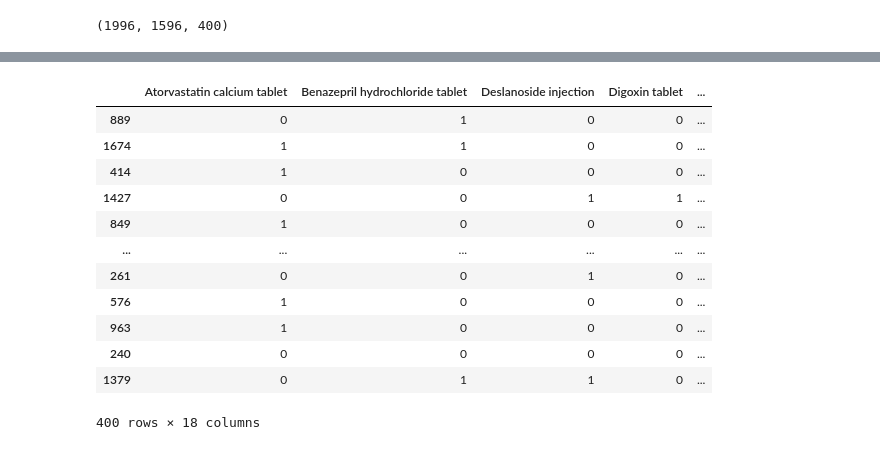
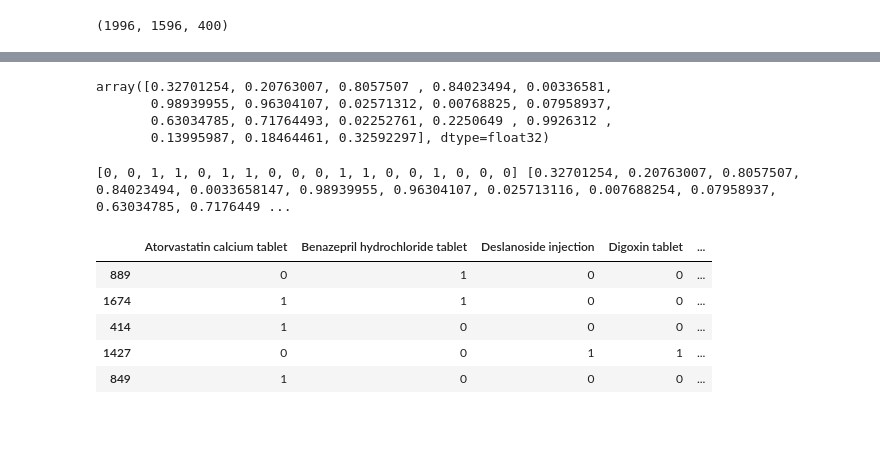
Before and after one commit to Vikram-Shenoy/Computational-Models, a Jupyter notebook: Model_1.ipynb, the cells around one changed output, grey strips where cells are left out. Drawn from its saved outputs; the diff is of its cells as text; code cells hidden in the pictures.

```diff
--- a/Model_1.ipynb
+++ b/Model_1.ipynb
@@ -118,16 +120,26 @@ array([[0.2914623 , 0.21082169, 0.63948077, ..., 0.12061045, 0.11161348,
+# %%
+a = model.predict(X_test)
+a[0]
+# %% [output]
+array([0.32701254, 0.20763007, 0.8057507 , 0.84023494, 0.00336581,
+       0.98939955, 0.96304107, 0.02571312, 0.00768825, 0.07958937,
+       0.63034785, 0.71764493, 0.02252761, 0.2250649 , 0.9926312 ,
+       0.13995987, 0.18464461, 0.32592297], dtype=float32)
+# %%
+m = []
+s = []
+for x in a[0]:
+    m.append(round(x))
+    s.append(x)
+print(m,s)
+# %% [output]
+[0, 0, 1, 1, 0, 1, 1, 0, 0, 0, 1, 1, 0, 0, 1, 0, 0, 0] [0.32701254, 0.20763007, 0.8057507, 0.84023494, 0.0033658147, 0.98939955, 0.96304107, 0.025713116, 0.007688254, 0.07958937, 0.63034785, 0.7176449 ...
 # %%
-y_test
+y_test.head()
 # %% [output]
 |  | Atorvastatin calcium tablet | Benazepril hydrochloride tablet | Deslanoside injection | Digoxin tablet | ... |
 | 889 | 0 | 1 | 0 | 0 | ... |
 | 1674 | 1 | 1 | 0 | 0 | ... |
 | 414 | 1 | 0 | 0 | 0 | ... |
 | 1427 | 0 | 0 | 1 | 1 | ... |
 | 849 | 1 | 0 | 0 | 0 | ... |
-| ... | ... | ... | ... | ... | ... |
-| 261 | 0 | 0 | 1 | 0 | ... |
-| 576 | 1 | 0 | 0 | 0 | ... |
-| 963 | 1 | 0 | 0 | 0 | ... |
-| 240 | 0 | 0 | 0 | 0 | ... |
-| 1379 | 0 | 1 | 1 | 0 | ... |
-400 rows × 18 columns
```
Also changed, not shown: parts of 6 cells of this notebook, 3 other files.
